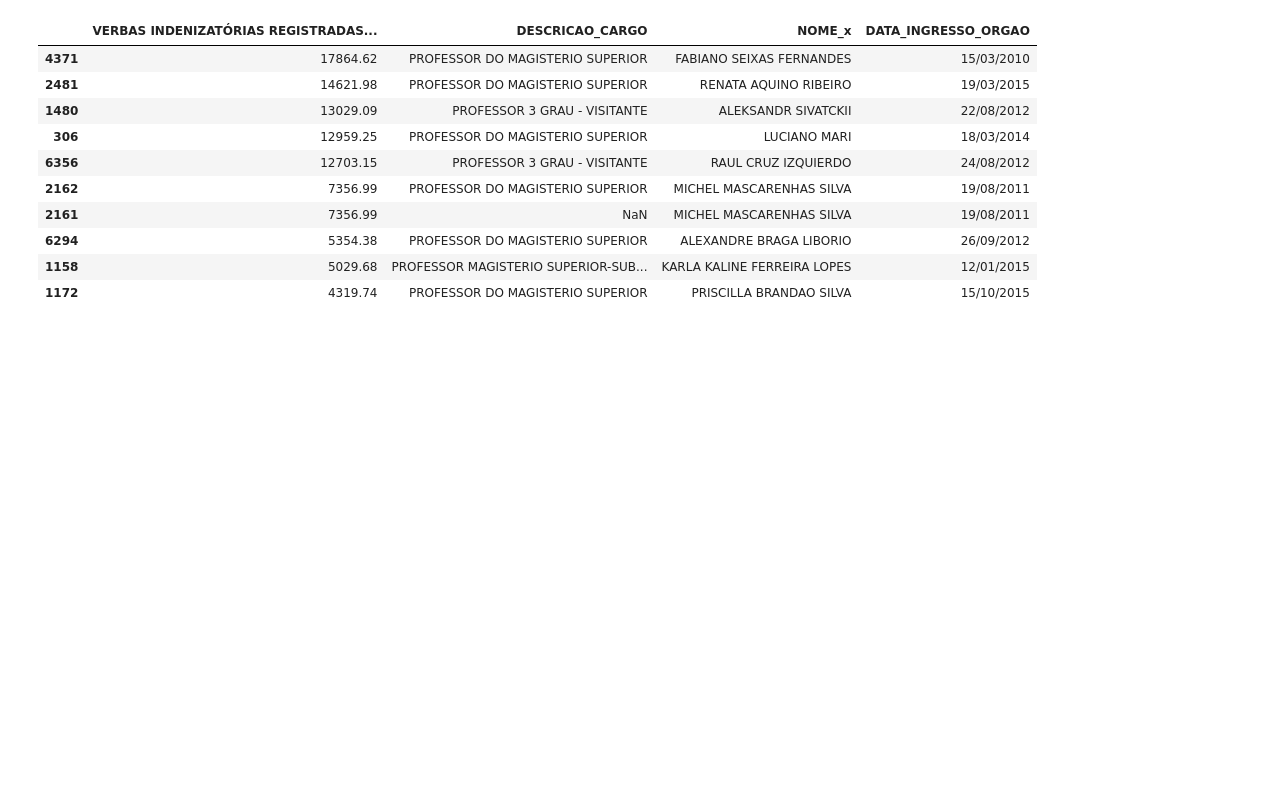
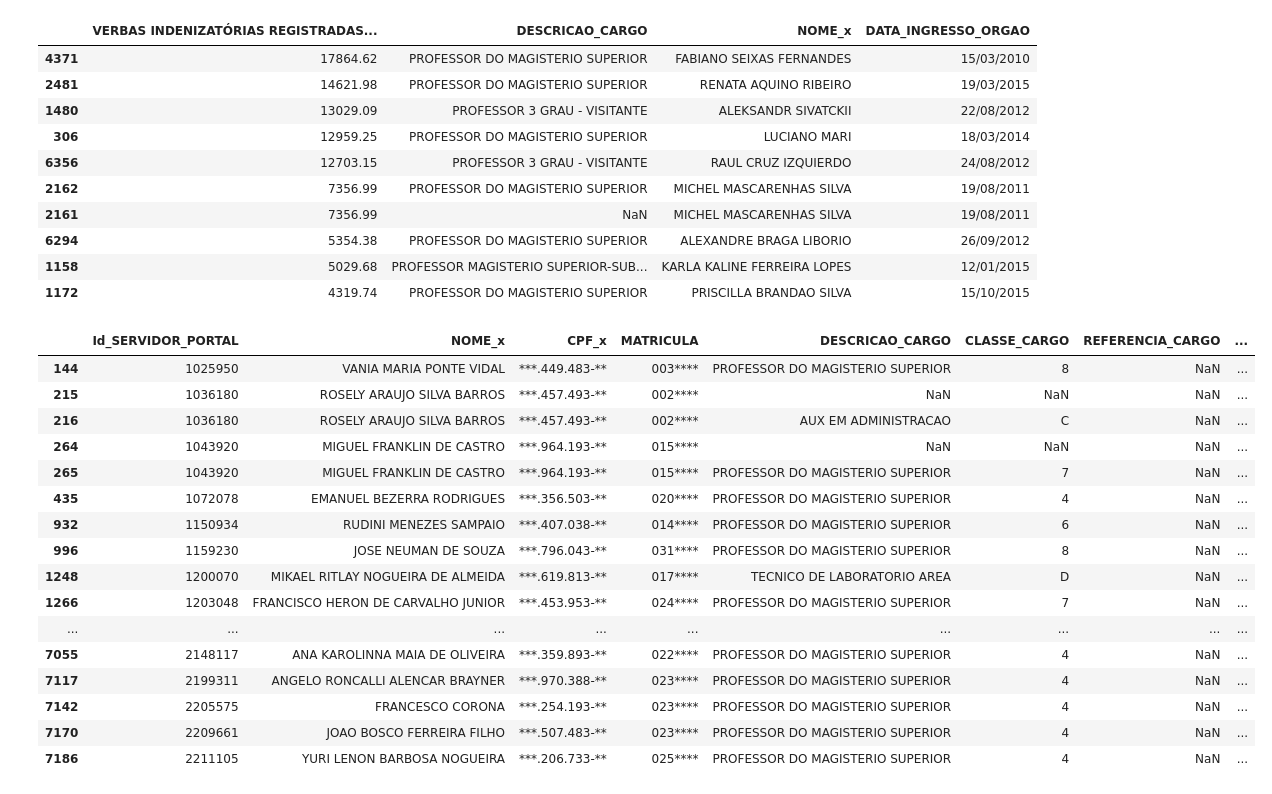
Before and after one commit to abevieiramota/analysis-servidores-federal, a Jupyter notebook: notebooks/1 - Remuneração.ipynb, the cells around one changed output. Drawn from its saved outputs; the diff is of its cells as text; code cells hidden in the pictures; blank space fills up the shorter version.

```diff
--- a/notebooks/1 - Remuneração.ipynb
+++ b/notebooks/1 - Remuneração.ipynb
@@ -158,0 +159,20 @@ tabelao.sort_values('QTD FG/CD', ascending=False)[cols].to_csv('olhae_leonanrdo.
+# %%
+df_ufc[df_ufc['UORG_LOTACAO'] == 'DEPTO DE COMPUTACAO']
+# %% [output]
+|  | Id_SERVIDOR_PORTAL | NOME_x | CPF_x | MATRICULA | DESCRICAO_CARGO | CLASSE_CARGO | REFERENCIA_CARGO | ... |
+| 144 | 1025950 | VANIA MARIA PONTE VIDAL | ***.449.483-** | 003**** | PROFESSOR DO MAGISTERIO SUPERIOR | 8 | NaN | ... |
+| 215 | 1036180 | ROSELY ARAUJO SILVA BARROS | ***.457.493-** | 002**** | NaN | NaN | NaN | ... |
+| 216 | 1036180 | ROSELY ARAUJO SILVA BARROS | ***.457.493-** | 002**** | AUX EM ADMINISTRACAO | C | NaN | ... |
+| 264 | 1043920 | MIGUEL FRANKLIN DE CASTRO | ***.964.193-** | 015**** | NaN | NaN | NaN | ... |
+| 265 | 1043920 | MIGUEL FRANKLIN DE CASTRO | ***.964.193-** | 015**** | PROFESSOR DO MAGISTERIO SUPERIOR | 7 | NaN | ... |
+| 435 | 1072078 | EMANUEL BEZERRA RODRIGUES | ***.356.503-** | 020**** | PROFESSOR DO MAGISTERIO SUPERIOR | 4 | NaN | ... |
+| 932 | 1150934 | RUDINI MENEZES SAMPAIO | ***.407.038-** | 014**** | PROFESSOR DO MAGISTERIO SUPERIOR | 6 | NaN | ... |
+| 996 | 1159230 | JOSE NEUMAN DE SOUZA | ***.796.043-** | 031**** | PROFESSOR DO MAGISTERIO SUPERIOR | 8 | NaN | ... |
+| 1248 | 1200070 | MIKAEL RITLAY NOGUEIRA DE ALMEIDA | ***.619.813-** | 017**** | TECNICO DE LABORATORIO AREA | D | NaN | ... |
+| 1266 | 1203048 | FRANCISCO HERON DE CARVALHO JUNIOR | ***.453.953-** | 024**** | PROFESSOR DO MAGISTERIO SUPERIOR | 7 | NaN | ... |
+| ... | ... | ... | ... | ... | ... | ... | ... | ... |
+| 7055 | 2148117 | ANA KAROLINNA MAIA DE OLIVEIRA | ***.359.893-** | 022**** | PROFESSOR DO MAGISTERIO SUPERIOR | 4 | NaN | ... |
+| 7117 | 2199311 | ANGELO RONCALLI ALENCAR BRAYNER | ***.970.388-** | 023**** | PROFESSOR DO MAGISTERIO SUPERIOR | 4 | NaN | ... |
+| 7142 | 2205575 | FRANCESCO CORONA | ***.254.193-** | 023**** | PROFESSOR DO MAGISTERIO SUPERIOR | 4 | NaN | ... |
+| 7170 | 2209661 | JOAO BOSCO FERREIRA FILHO | ***.507.483-** | 023**** | PROFESSOR DO MAGISTERIO SUPERIOR | 4 | NaN | ... |
+| 7186 | 2211105 | YURI LENON BARBOSA NOGUEIRA | ***.206.733-** | 025**** | PROFESSOR DO MAGISTERIO SUPERIOR | 4 | NaN | ... |
```
Also changed, not shown: parts of 3 cells of this notebook, 1 other file.
